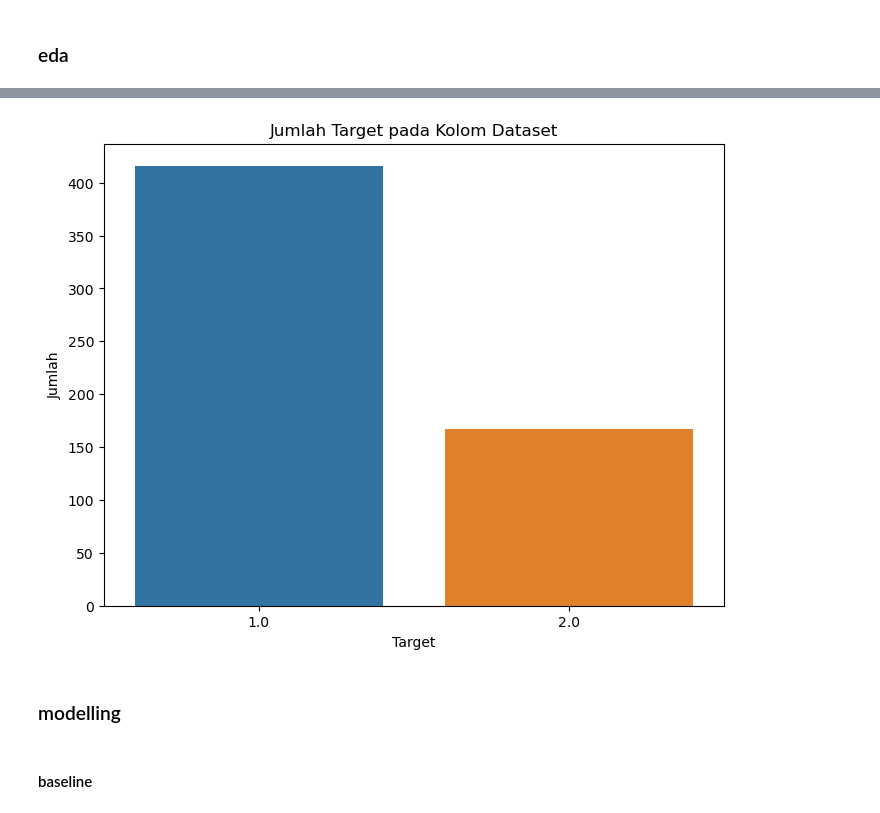
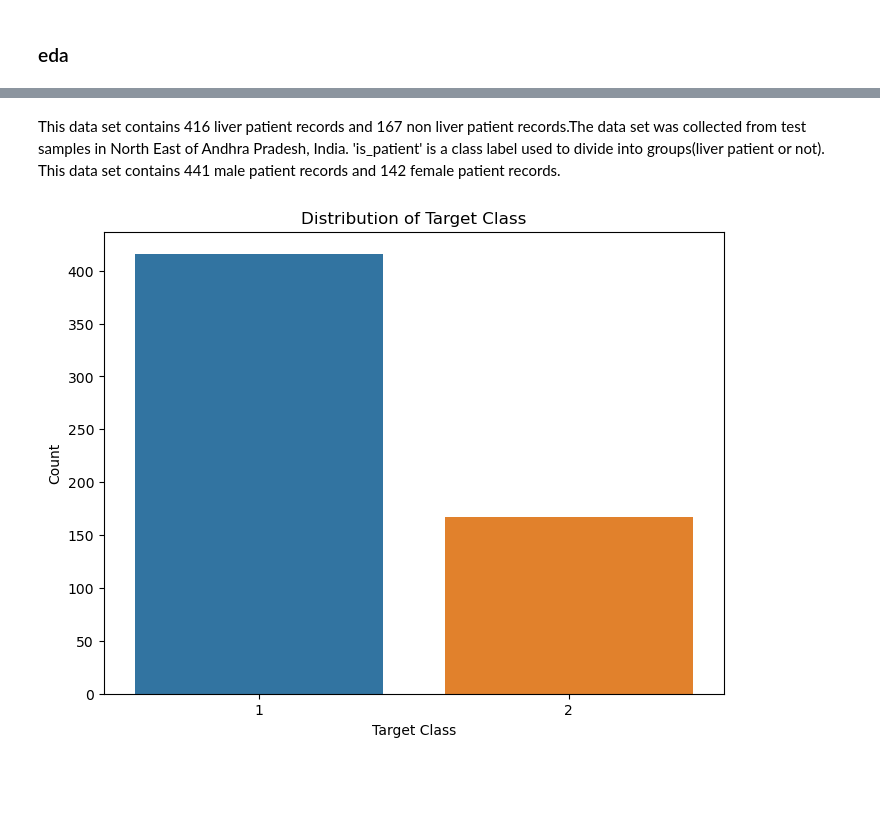
Before and after one commit to rakuzai/SD21222-Final-Project, a Jupyter notebook: code/main.ipynb, the cells around one changed output, grey strips where cells are left out. Cells and saved outputs as stored; diff of their text form; code cells hidden in the pictures; blank space fills up the shorter version.

```diff
--- a/code/main.ipynb
+++ b/code/main.ipynb
@@ -84,5 +99,3 @@ dtype: int64
 # %%
-from sklearn.preprocessing import LabelEncoder
-
-label_encoder = LabelEncoder()
-df['Gender'] = label_encoder.fit_transform(df['Gender'])
+le = LabelEncoder()
+df['Gender'] = le.fit_transform(df['Gender'])
@@ -95,0 +104,7 @@ df = pd.DataFrame(imputer.fit_transform(df), columns=df.columns)
+# %%
+scaler = MinMaxScaler()
+features = df.drop(['Dataset'], axis=1).columns
+
+df[features] = scaler.fit_transform(df[features])
+
+df.head()
@@ -108,10 +120,12 @@ plt.show()
+# %% [markdown]
+This data set contains 416 liver patient records and 167 non liver patient records.The data set was collected from test samples in North East of Andhra Pradesh, India. 'is_patient' is a class label used to divide into groups(liver patient or not). This data set contains 441 male patient records and 142 female patient records.
 # %%
 plt.figure(figsize=(8, 6))
-sns.countplot(data=df, x='Dataset')
-plt.title('Jumlah Target pada Kolom Dataset')
-plt.xlabel('Target')
-plt.ylabel('Jumlah')
+sns.countplot(x='Dataset', data=df)
+plt.title('Distribution of Target Class')
+plt.xlabel('Target Class')
+plt.ylabel('Count')
 plt.show()
 # %% [output]
-[figure, old version]
+[figure, new version]
 # %%
@@ -119,4 +132,0 @@ df['Dataset'] = df['Dataset'].apply(lambda x: 1 if x == 1 else 0)
-# %% [markdown]
-### modelling
-# %% [markdown]
-#### baseline
```
Also changed, not shown: parts of 16 cells of this notebook, 5 other files.
